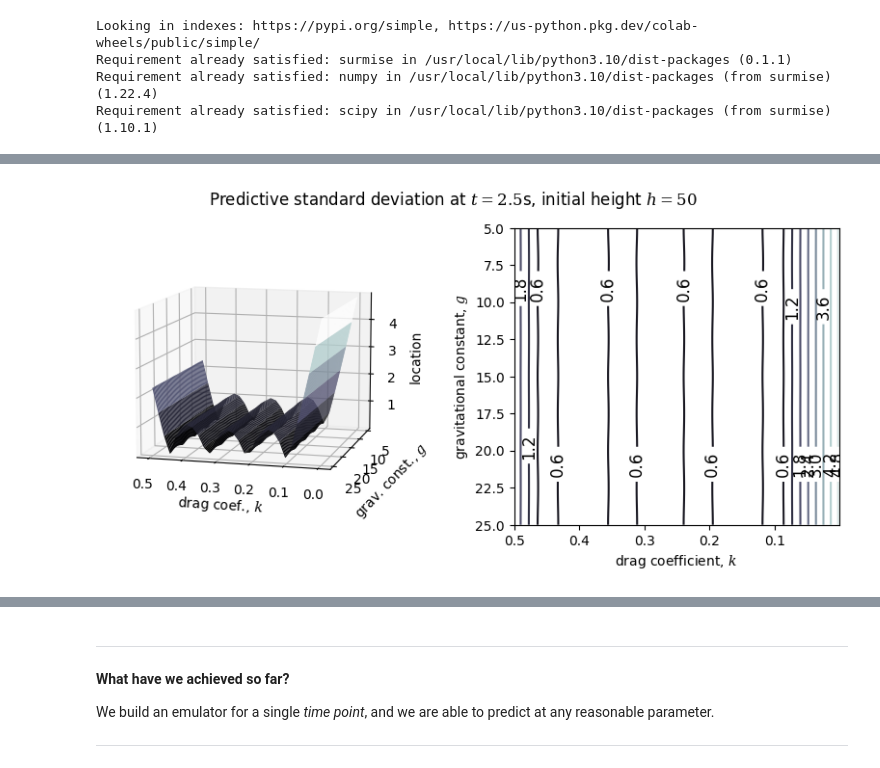
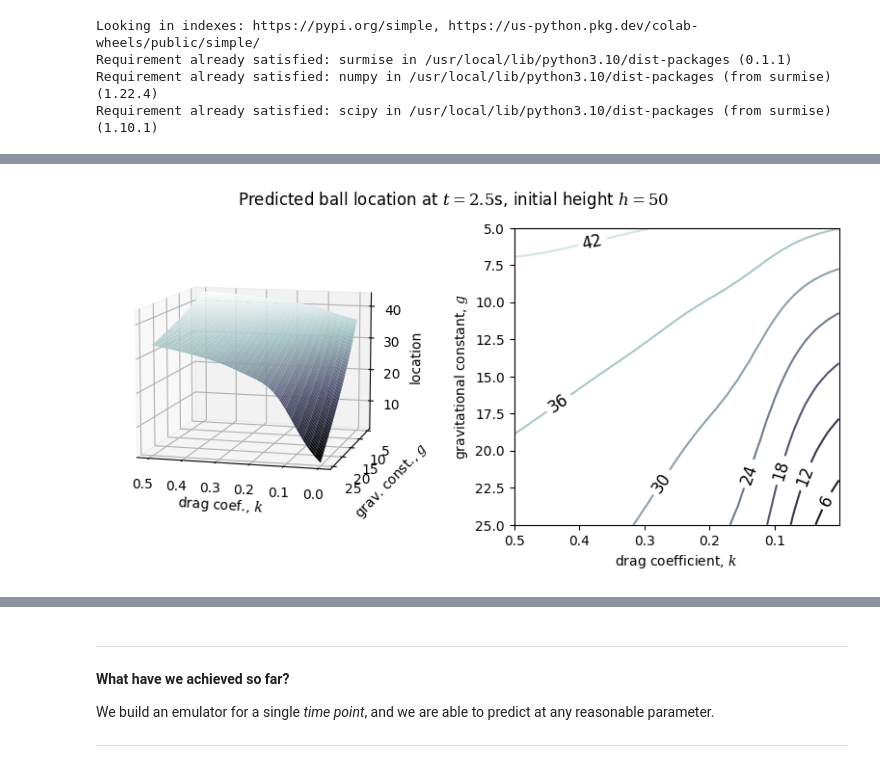
Before and after one commit to mosesyhc/BAND-camp-surmise-demo, a Jupyter notebook: BANDcamp2023_GP_surmise.ipynb, the cells around one changed output, grey strips where cells are left out. Cells and saved outputs as stored; diff of their text form; code cells hidden in the pictures.

```diff
--- a/BANDcamp2023_GP_surmise.ipynb
+++ b/BANDcamp2023_GP_surmise.ipynb
@@ -227,22 +228,5 @@ _ = plt.suptitle('Predicted ball location at $t=2.5$s, initial height $h=50$')
-# %%
-#@title What does the uncertainty look like?
-fig = plt.figure(figsize=(10, 4))
-
-ax1 = fig.add_subplot(1, 2, 1, projection='3d')
-surf = ax1.plot_surface(K, G, np.sqrt(fpredvar).T, cmap='bone')
-ax1.view_init(10, 105)
-ax1.set_xlabel('drag coef., $k$')
-ax1.set_ylabel('grav. const., $g$')
-ax1.set_zlabel('location')
-
-ax2 = fig.add_subplot(1, 2, 2)
-contour = ax2.contour(K, G, np.sqrt(fpredvar).T, cmap='bone')
-ax2.clabel(contour, contour.levels, colors='k', inline=True, fontsize=12)
-ax2.invert_xaxis()
-ax2.invert_yaxis()
-ax2.set_xlabel('drag coefficient, $k$')
-ax2.set_ylabel('gravitational constant, $g$')
-plt.subplots_adjust(wspace=0.3)
-_ = plt.suptitle('Predictive standard deviation at $t=2.5$s, initial height $h=50$')
-# %% [output]
-[figure, removed]
+# %%
+#@title <a name="prediction-plot"></a> How does the emulator predict across the parameter space?
+plot_emulator_prediction(fpredmean, thetavec_test, 'Predicted ball location')
+# %% [output]
+[figure, added]
```
Also changed, not shown: parts of 39 cells of this notebook.
